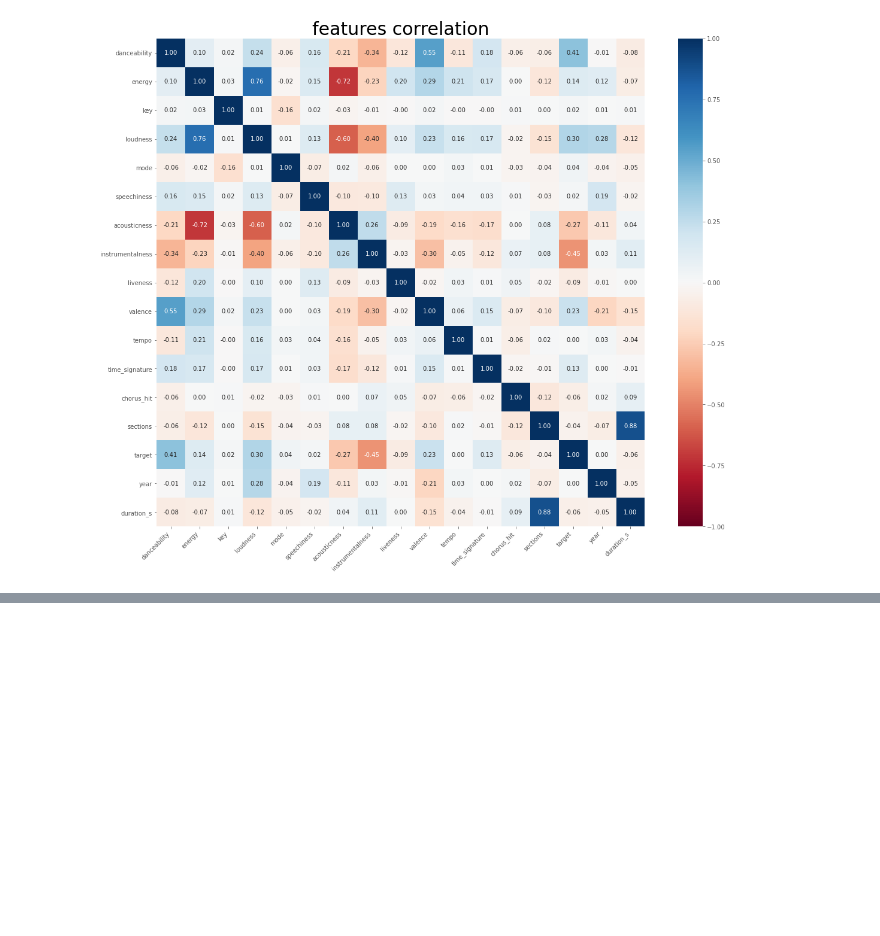
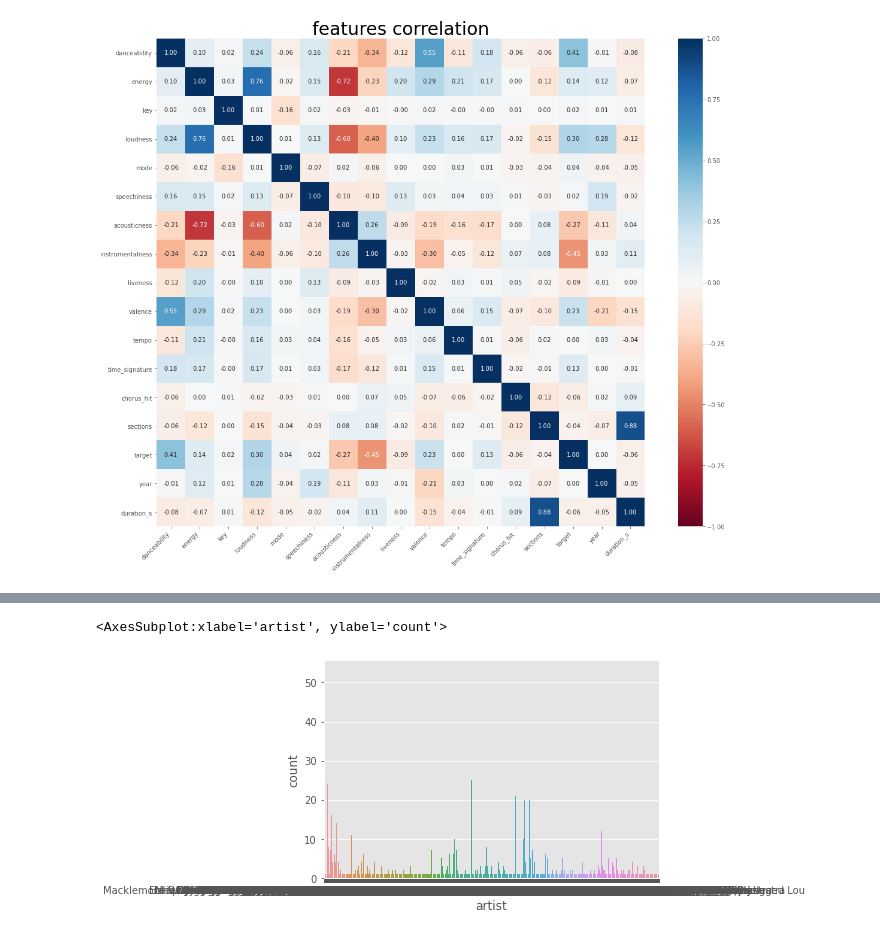
Before and after one commit to solyourock/spotify, a Jupyter notebook: spotify.ipynb, the cells around one changed output, grey strips where cells are left out. Cells and saved outputs as stored; diff of their text form; code cells hidden in the pictures; blank space fills up the shorter version.

```diff
--- a/spotify.ipynb
+++ b/spotify.ipynb
@@ -285,0 +267,5 @@ a['artist'].value_counts
+# %%
+sns.countplot(hits_copy['artist']).
+# %% [output]
+<AxesSubplot:xlabel='artist', ylabel='count'>
+[figure, added]
```
Also changed, not shown: parts of 28 cells of this notebook.
